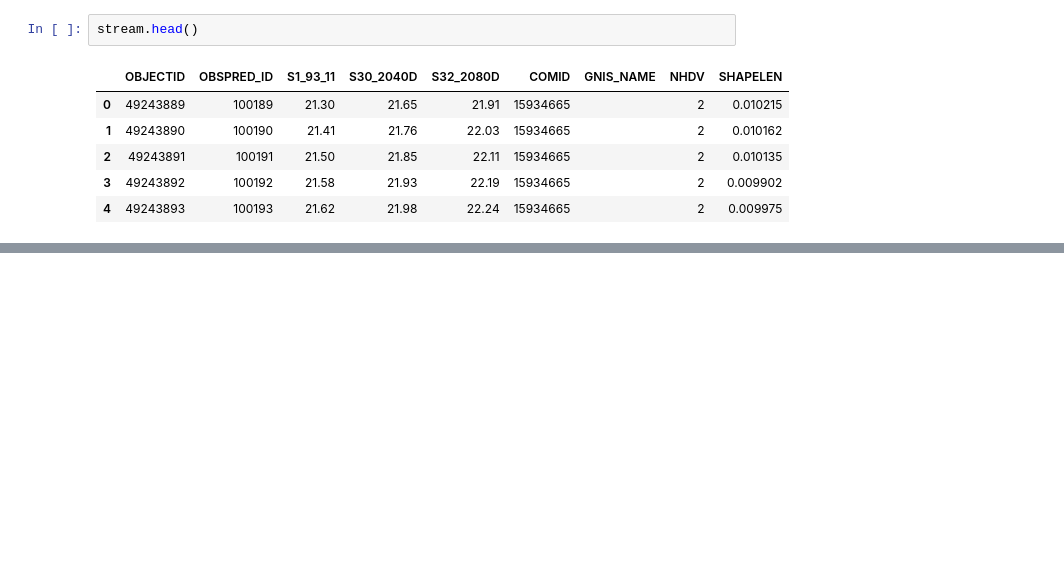
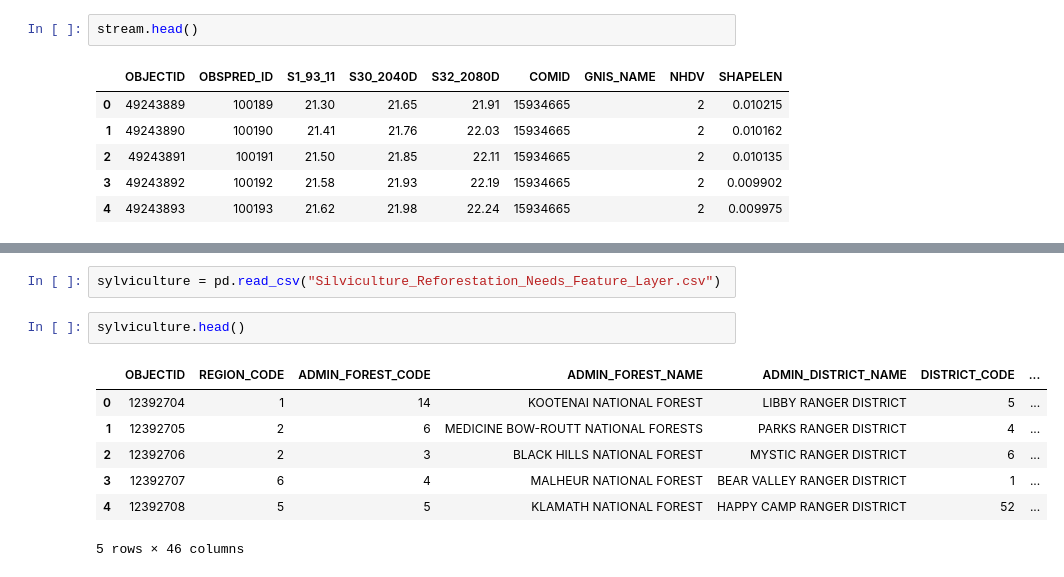
Before and after one commit to TalkDatatoMeWiDDatathon23/ForestService-Census-Index, a Jupyter notebook: ClimateRiskViewer_layer_exploration.ipynb, the cells around one changed output, grey strips where cells are left out. Saved outputs shown, nothing was run; the diff lists cells and outputs as text; blank space fills up the shorter version.

```diff
--- a/ClimateRiskViewer_layer_exploration.ipynb
+++ b/ClimateRiskViewer_layer_exploration.ipynb
@@ -83,0 +106,12 @@ stream.head()
+# %%
+sylviculture = pd.read_csv("Silviculture_Reforestation_Needs_Feature_Layer.csv")
+# %%
+sylviculture.head()
+# %% [output]
+|  | OBJECTID | REGION_CODE | ADMIN_FOREST_CODE | ADMIN_FOREST_NAME | ADMIN_DISTRICT_NAME | DISTRICT_CODE | ... |
+| 0 | 12392704 | 1 | 14 | KOOTENAI NATIONAL FOREST | LIBBY RANGER DISTRICT | 5 | ... |
+| 1 | 12392705 | 2 | 6 | MEDICINE BOW-ROUTT NATIONAL FORESTS | PARKS RANGER DISTRICT | 4 | ... |
+| 2 | 12392706 | 2 | 3 | BLACK HILLS NATIONAL FOREST | MYSTIC RANGER DISTRICT | 6 | ... |
+| 3 | 12392707 | 6 | 4 | MALHEUR NATIONAL FOREST | BEAR VALLEY RANGER DISTRICT | 1 | ... |
+| 4 | 12392708 | 5 | 5 | KLAMATH NATIONAL FOREST | HAPPY CAMP RANGER DISTRICT | 52 | ... |
+5 rows × 46 columns
```
Also changed, not shown: parts of 4 cells of this notebook, 2 other files.
